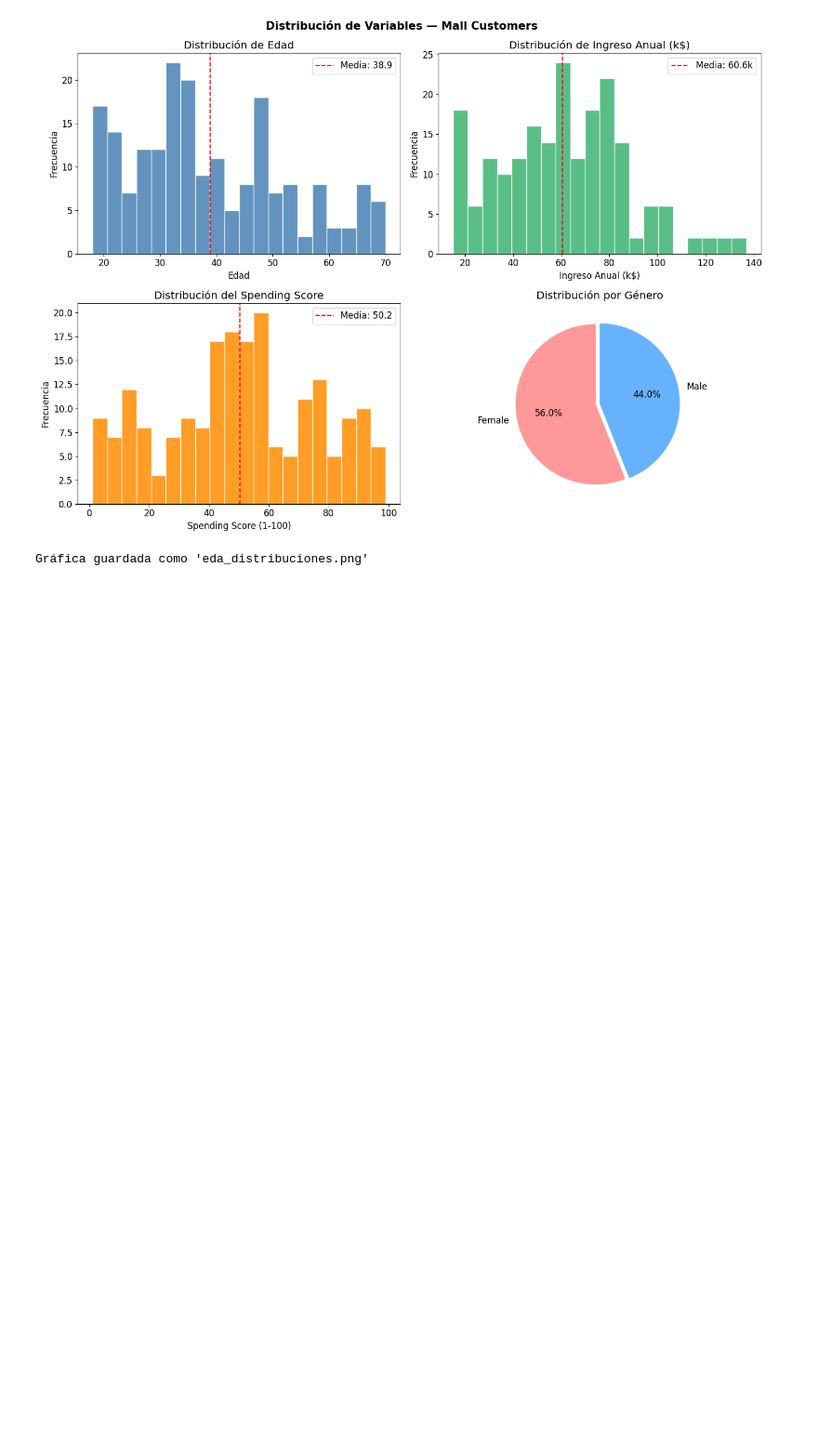
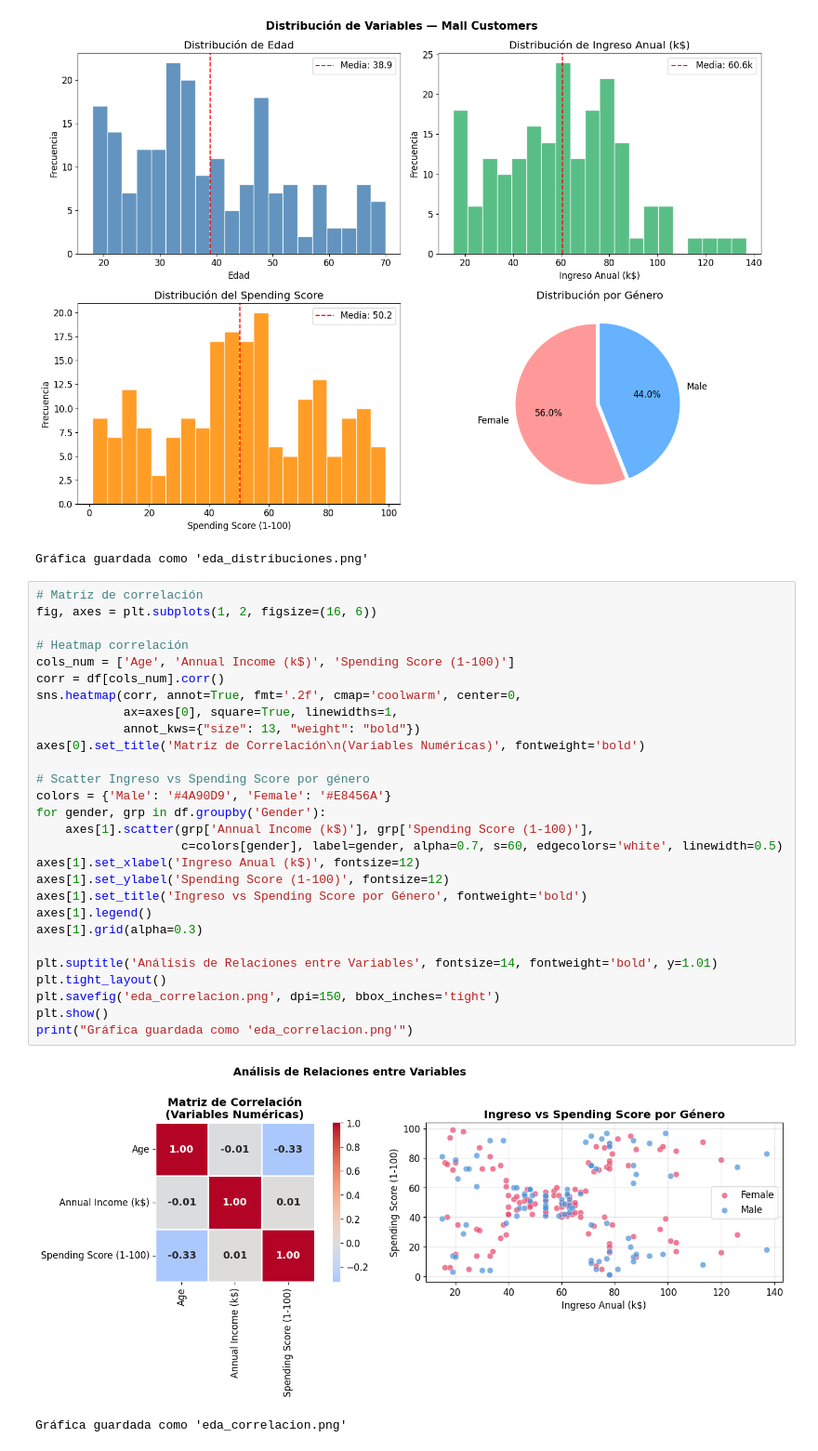
Before and after one commit to DaihanaMora/ML-Cancer-Market, a Jupyter notebook: Agrupamiento_Clientes.ipynb, the cells around one changed output. Shown at 93% size. Drawn from its saved outputs; the diff is of its cells as text; blank space fills up the shorter version.

Commit message:
feat: matriz de correlación entre features

```diff
--- a/Agrupamiento_Clientes.ipynb
+++ b/Agrupamiento_Clientes.ipynb
@@ -156,3 +156,34 @@ print("Gráfica guardada como 'eda_distribuciones.png'")
 # %% [output]
 [figure]
 Gráfica guardada como 'eda_distribuciones.png'
+# %%
+# Matriz de correlación
+fig, axes = plt.subplots(1, 2, figsize=(16, 6))
+
+# Heatmap correlación
+cols_num = ['Age', 'Annual Income (k$)', 'Spending Score (1-100)']
+corr = df[cols_num].corr()
+sns.heatmap(corr, annot=True, fmt='.2f', cmap='coolwarm', center=0,
+            ax=axes[0], square=True, linewidths=1,
+            annot_kws={"size": 13, "weight": "bold"})
+axes[0].set_title('Matriz de Correlación\n(Variables Numéricas)', fontweight='bold')
+
+# Scatter Ingreso vs Spending Score por género
+colors = {'Male': '#4A90D9', 'Female': '#E8456A'}
+for gender, grp in df.groupby('Gender'):
+    axes[1].scatter(grp['Annual Income (k$)'], grp['Spending Score (1-100)'],
+                    c=colors[gender], label=gender, alpha=0.7, s=60, edgecolors='white', linewidth=0.5)
+axes[1].set_xlabel('Ingreso Anual (k$)', fontsize=12)
+axes[1].set_ylabel('Spending Score (1-100)', fontsize=12)
+axes[1].set_title('Ingreso vs Spending Score por Género', fontweight='bold')
+axes[1].legend()
+axes[1].grid(alpha=0.3)
+
+plt.suptitle('Análisis de Relaciones entre Variables', fontsize=14, fontweight='bold', y=1.01)
+plt.tight_layout()
+plt.savefig('eda_correlacion.png', dpi=150, bbox_inches='tight')
+plt.show()
+print("Gráfica guardada como 'eda_correlacion.png'")
+# %% [output]
+[figure, added]
+Gráfica guardada como 'eda_correlacion.png'
```
